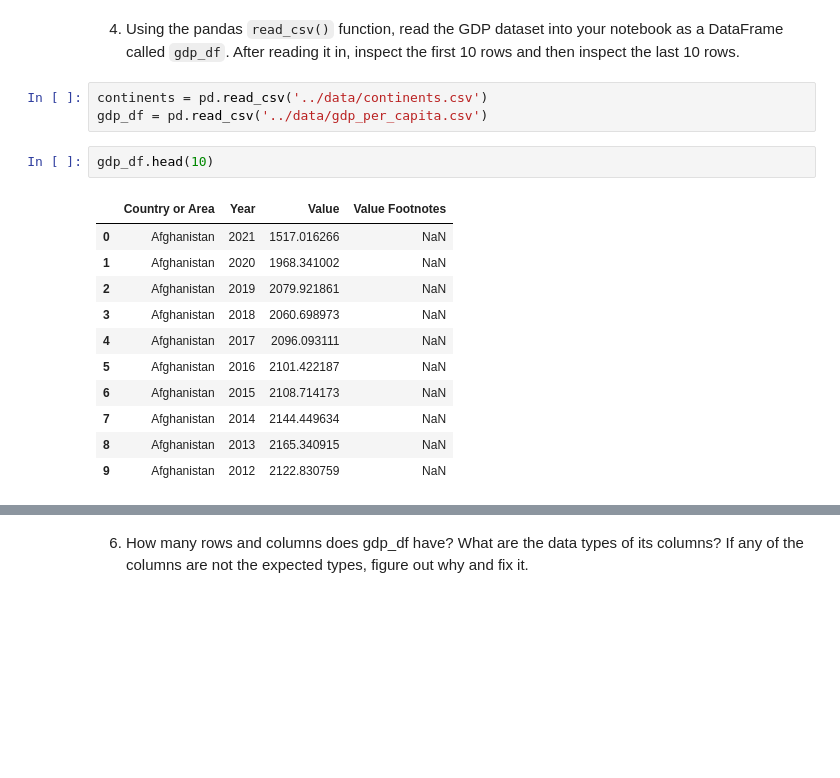
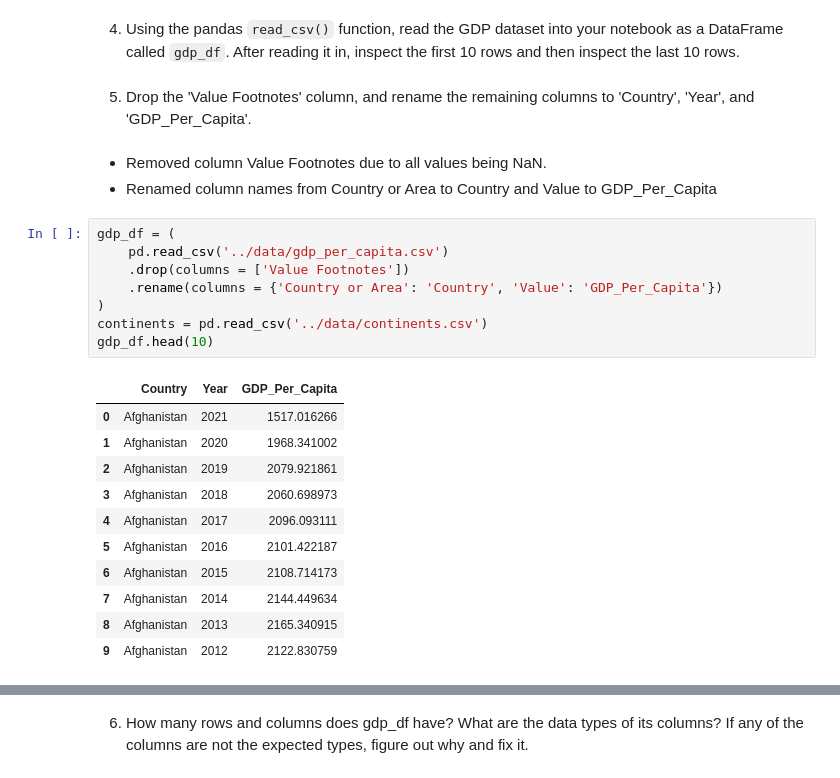
Before and after one commit to nss-data-science-cohort-8/un-exploration-vickitaylor, a Jupyter notebook: notebooks/un_data_exploration.ipynb, the cells around one changed output, grey strips where cells are left out. Saved outputs shown, nothing was run; the diff lists cells and outputs as text; blank space fills up the shorter version.

```diff
--- a/notebooks/un_data_exploration.ipynb
+++ b/notebooks/un_data_exploration.ipynb
@@ -31,23 +26,31 @@ import matplotlib.pyplot as plt
 import seaborn as sns
 # %% [markdown]
 4.	Using the pandas `read_csv()` function, read the GDP dataset into your notebook as a DataFrame called `gdp_df`. After reading it in, inspect the first 10 rows and then inspect the last 10 rows.
+# %% [markdown]
+5. Drop the 'Value Footnotes' column, and rename the remaining columns to 'Country', 'Year', and 'GDP_Per_Capita'.
+# %% [markdown]
+- Removed column Value Footnotes due to all values being NaN.
+- Renamed column names from Country or Area to Country and Value to GDP_Per_Capita
 # %%
+gdp_df = (
+    pd.read_csv('../data/gdp_per_capita.csv')
+    .drop(columns = ['Value Footnotes'])
+    .rename(columns = {'Country or Area': 'Country', 'Value': 'GDP_Per_Capita'})
+)
 continents = pd.read_csv('../data/continents.csv')
-gdp_df = pd.read_csv('../data/gdp_per_capita.csv')
+gdp_df.head(10)
+# %% [output]
+|  | Country | Year | GDP_Per_Capita |
+| 0 | Afghanistan | 2021 | 1517.016266 |
+| 1 | Afghanistan | 2020 | 1968.341002 |
+| 2 | Afghanistan | 2019 | 2079.921861 |
+| 3 | Afghanistan | 2018 | 2060.698973 |
+| 4 | Afghanistan | 2017 | 2096.093111 |
+| 5 | Afghanistan | 2016 | 2101.422187 |
+| 6 | Afghanistan | 2015 | 2108.714173 |
+| 7 | Afghanistan | 2014 | 2144.449634 |
+| 8 | Afghanistan | 2013 | 2165.340915 |
+| 9 | Afghanistan | 2012 | 2122.830759 |
-# %%
-gdp_df.head(10)
-# %% [output]
-|  | Country or Area | Year | Value | Value Footnotes |
-| 0 | Afghanistan | 2021 | 1517.016266 | NaN |
-| 1 | Afghanistan | 2020 | 1968.341002 | NaN |
-| 2 | Afghanistan | 2019 | 2079.921861 | NaN |
-| 3 | Afghanistan | 2018 | 2060.698973 | NaN |
-| 4 | Afghanistan | 2017 | 2096.093111 | NaN |
-| 5 | Afghanistan | 2016 | 2101.422187 | NaN |
-| 6 | Afghanistan | 2015 | 2108.714173 | NaN |
-| 7 | Afghanistan | 2014 | 2144.449634 | NaN |
-| 8 | Afghanistan | 2013 | 2165.340915 | NaN |
-| 9 | Afghanistan | 2012 | 2122.830759 | NaN |
 # %%
 gdp_df.tail(10)
 # %% [output]
```
Also changed, not shown: parts of 73 cells of this notebook.
